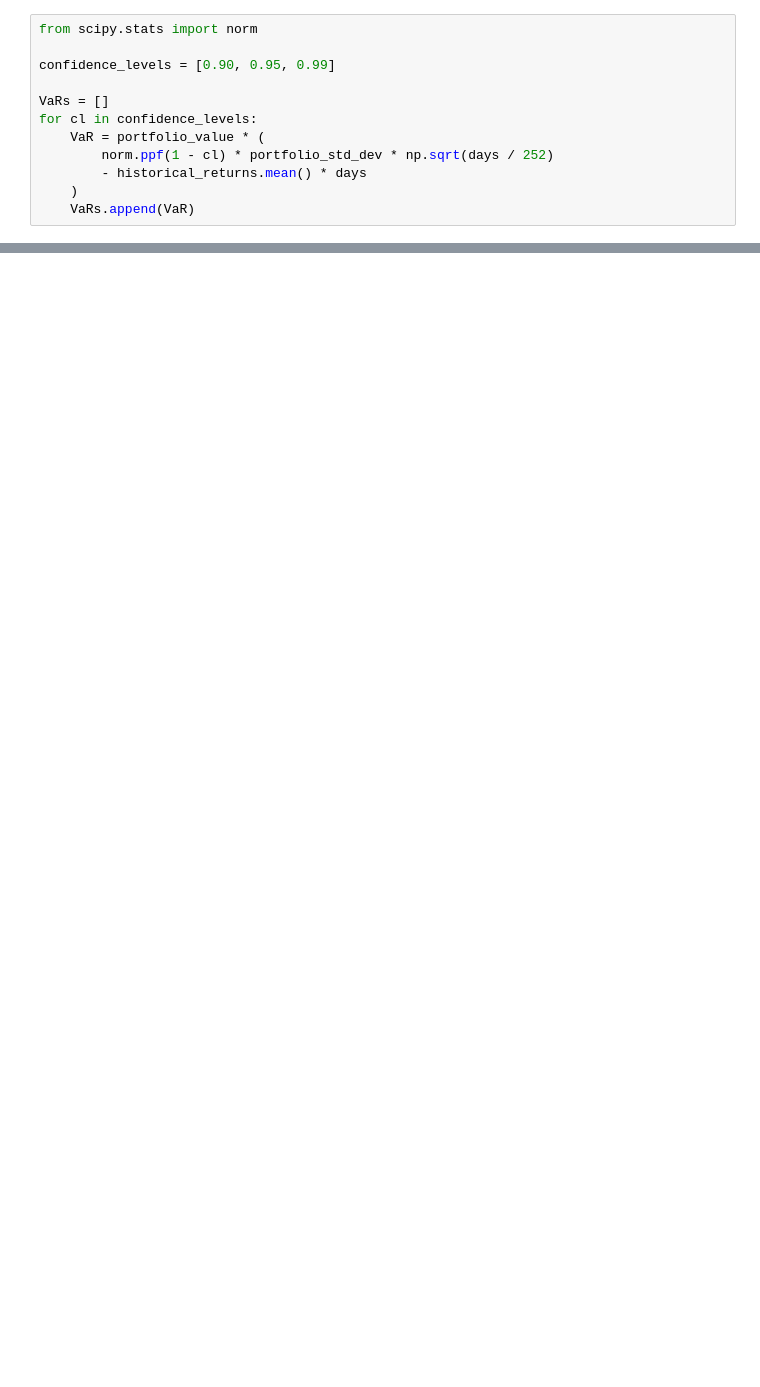
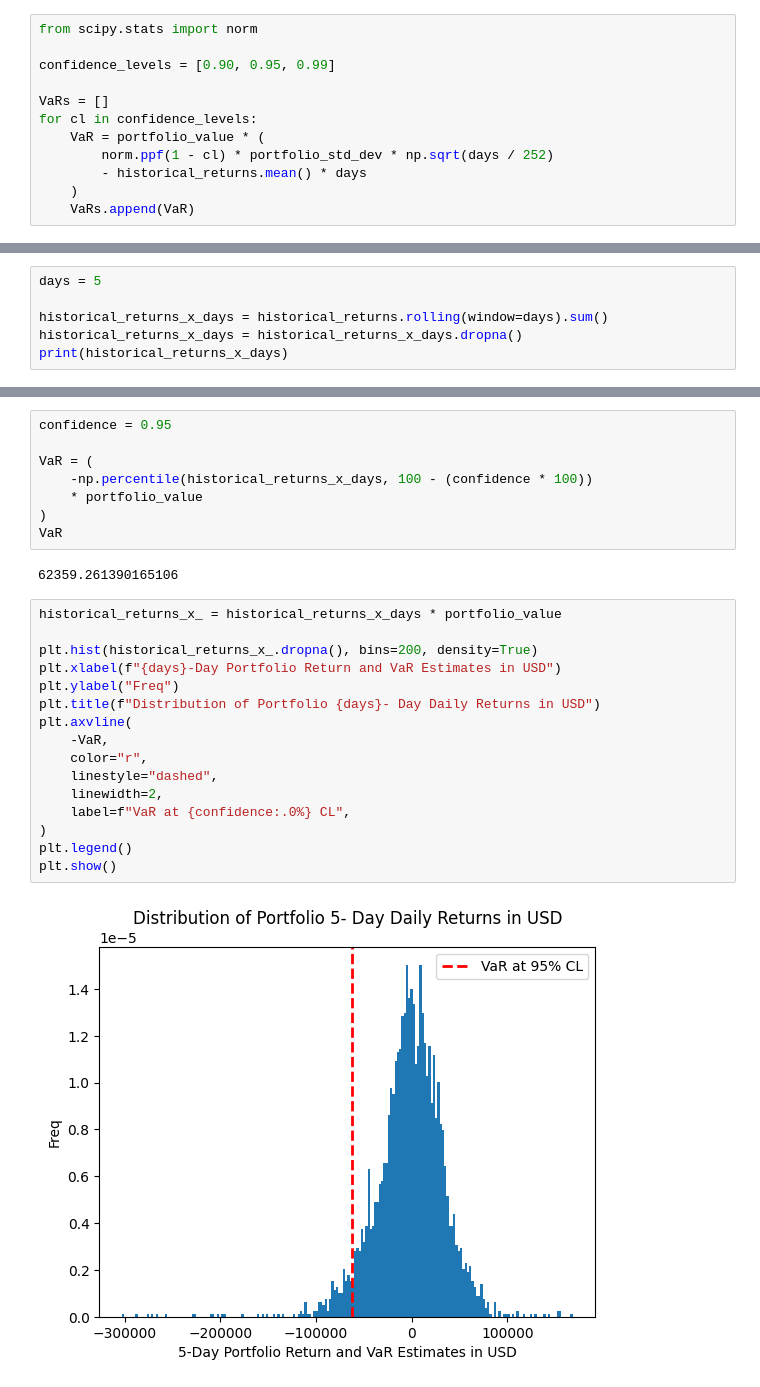
Before and after one commit to Michael-Ishak/VaR_Parametric_Historical_MonteCarlo, a Jupyter notebook: VaR_Parametric_Historical_MonteCarlo.ipynb, the cells around one changed output, grey strips where cells are left out. Saved outputs shown, nothing was run; the diff lists cells and outputs as text; blank space fills up the shorter version.

```diff
--- a/VaR_Parametric_Historical_MonteCarlo.ipynb
+++ b/VaR_Parametric_Historical_MonteCarlo.ipynb
@@ -162,0 +184,6 @@ plt.show()
+# %%
+days = 5
+
+historical_returns_x_days = historical_returns.rolling(window=days).sum()
+historical_returns_x_days = historical_returns_x_days.dropna()
+print(historical_returns_x_days)
@@ -162,0 +204,28 @@ plt.show()
+# %%
+confidence = 0.95
+
+VaR = (
+    -np.percentile(historical_returns_x_days, 100 - (confidence * 100))
+    * portfolio_value
+)
+VaR
+# %% [output]
+62359.261390165106
+# %%
+historical_returns_x_ = historical_returns_x_days * portfolio_value
+
+plt.hist(historical_returns_x_.dropna(), bins=200, density=True)
+plt.xlabel(f"{days}-Day Portfolio Return and VaR Estimates in USD")
+plt.ylabel("Freq")
+plt.title(f"Distribution of Portfolio {days}- Day Daily Returns in USD")
+plt.axvline(
+    -VaR,
+    color="r",
+    linestyle="dashed",
+    linewidth=2,
+    label=f"VaR at {confidence:.0%} CL",
+)
+plt.legend()
+plt.show()
+# %% [output]
+[figure, added]
```
Also changed, not shown: parts of 18 cells of this notebook.
